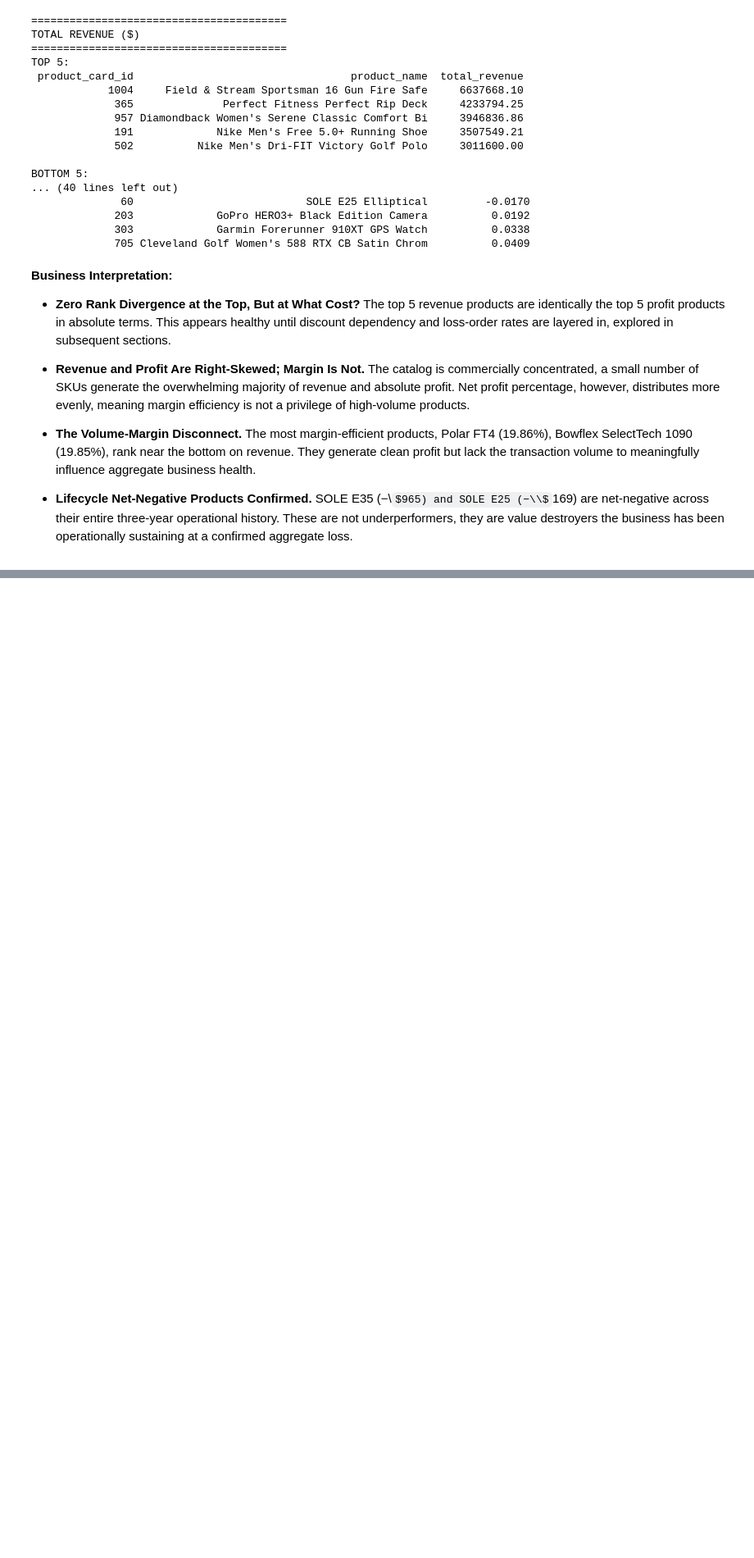
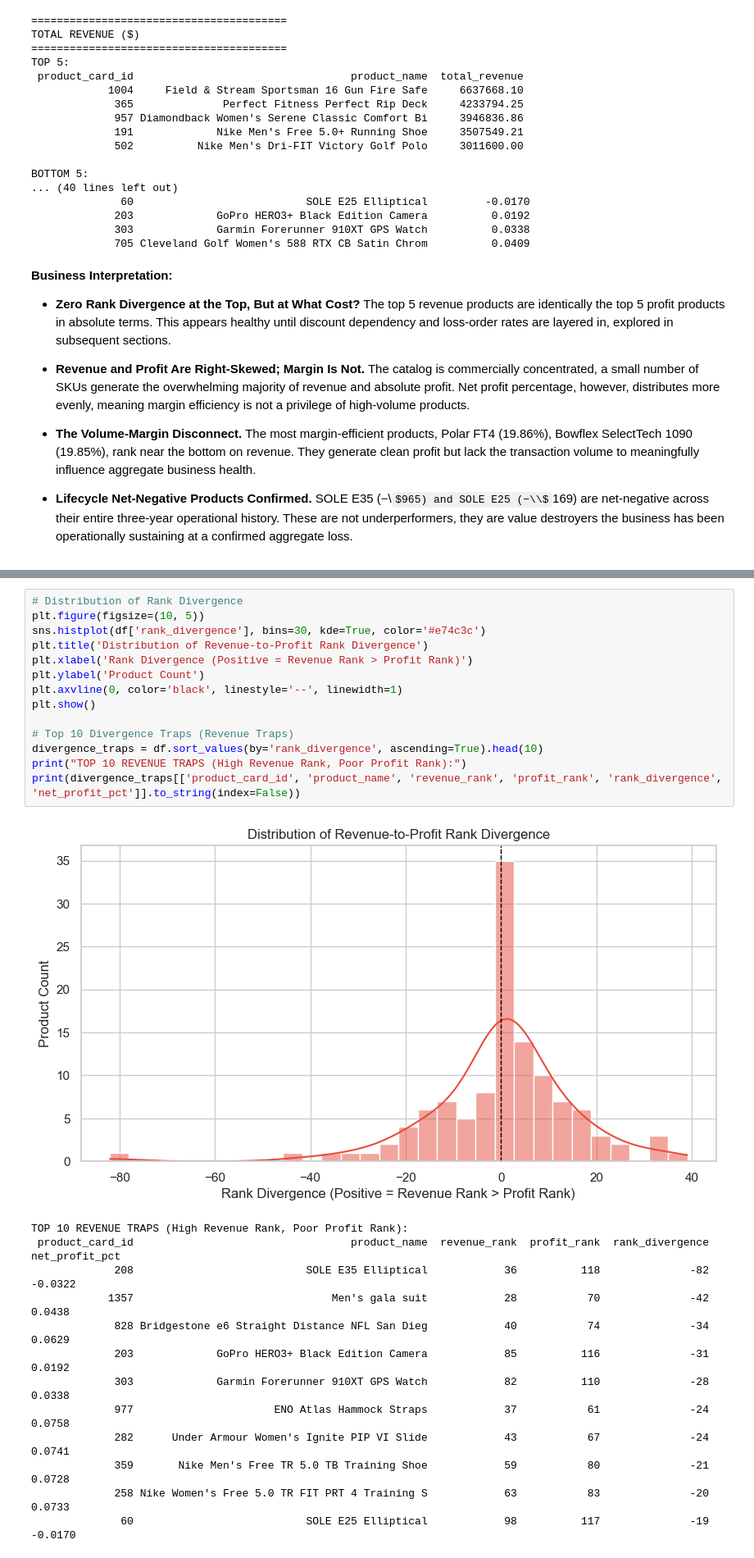
Before and after one commit to zeeshan-akram-ds/ecommerce-revenue-illusion-audit, a Jupyter notebook: notebooks/01_validation_and_eda.ipynb, the cells around one changed output, grey strips where cells are left out. Shown at 82% size. Cells and saved outputs as stored; diff of their text form; some formulas as TeX source; blank space fills up the shorter version.

Commit message:
feat(notebook): rank divergence analysis complete - 10 revenue trap products identified docs: F-006 added to key_findings - revenue trap SKUs confirmed with ranks

```diff
--- a/notebooks/01_validation_and_eda.ipynb
+++ b/notebooks/01_validation_and_eda.ipynb
@@ -218,0 +222,28 @@ BOTTOM 5:
+# %%
+# Distribution of Rank Divergence
+plt.figure(figsize=(10, 5))
+sns.histplot(df['rank_divergence'], bins=30, kde=True, color='#e74c3c')
+plt.title('Distribution of Revenue-to-Profit Rank Divergence')
+plt.xlabel('Rank Divergence (Positive = Revenue Rank > Profit Rank)')
+plt.ylabel('Product Count')
+plt.axvline(0, color='black', linestyle='--', linewidth=1)
+plt.show()
+
+# Top 10 Divergence Traps (Revenue Traps)
+divergence_traps = df.sort_values(by='rank_divergence', ascending=True).head(10)
+print("TOP 10 REVENUE TRAPS (High Revenue Rank, Poor Profit Rank):")
+print(divergence_traps[['product_card_id', 'product_name', 'revenue_rank', 'profit_rank', 'rank_divergence', 'net_profit_pct']].to_string(index=False))
+# %% [output]
+[figure, added]
+TOP 10 REVENUE TRAPS (High Revenue Rank, Poor Profit Rank):
+ product_card_id                                  product_name  revenue_rank  profit_rank  rank_divergence  net_profit_pct
+             208                           SOLE E35 Elliptical            36          118              -82         -0.0322
+            1357                               Men's gala suit            28           70              -42          0.0438
+             828 Bridgestone e6 Straight Distance NFL San Dieg            40           74              -34          0.0629
+             203             GoPro HERO3+ Black Edition Camera            85          116              -31          0.0192
+             303             Garmin Forerunner 910XT GPS Watch            82          110              -28          0.0338
+             977                      ENO Atlas Hammock Straps            37           61              -24          0.0758
+             282      Under Armour Women's Ignite PIP VI Slide            43           67              -24          0.0741
+             359       Nike Men's Free TR 5.0 TB Training Shoe            59           80              -21          0.0728
+             258 Nike Women's Free 5.0 TR FIT PRT 4 Training S            63           83              -20          0.0733
+              60                           SOLE E25 Elliptical            98          117              -19         -0.0170
```
Also changed, not shown: parts of 2 cells of this notebook, 1 other file.
